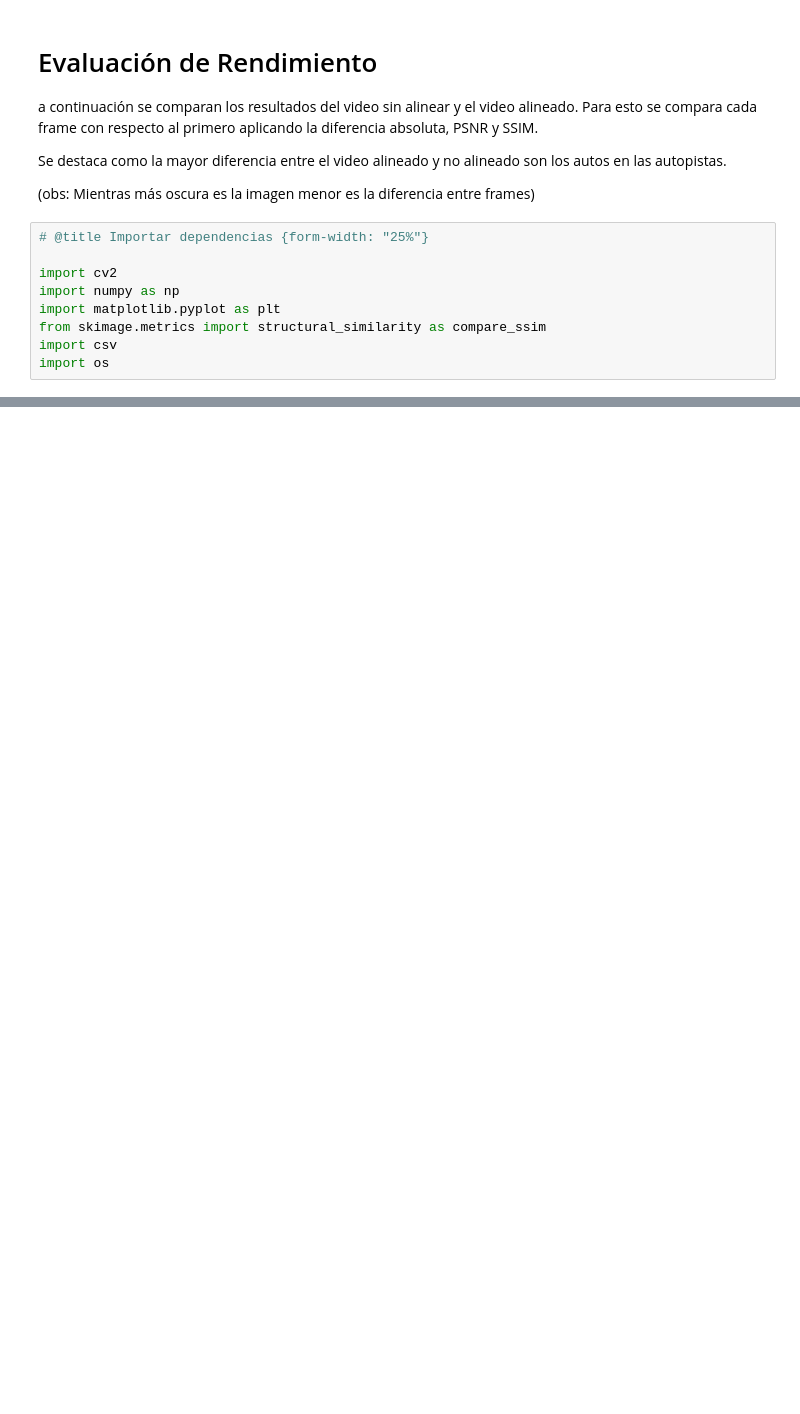
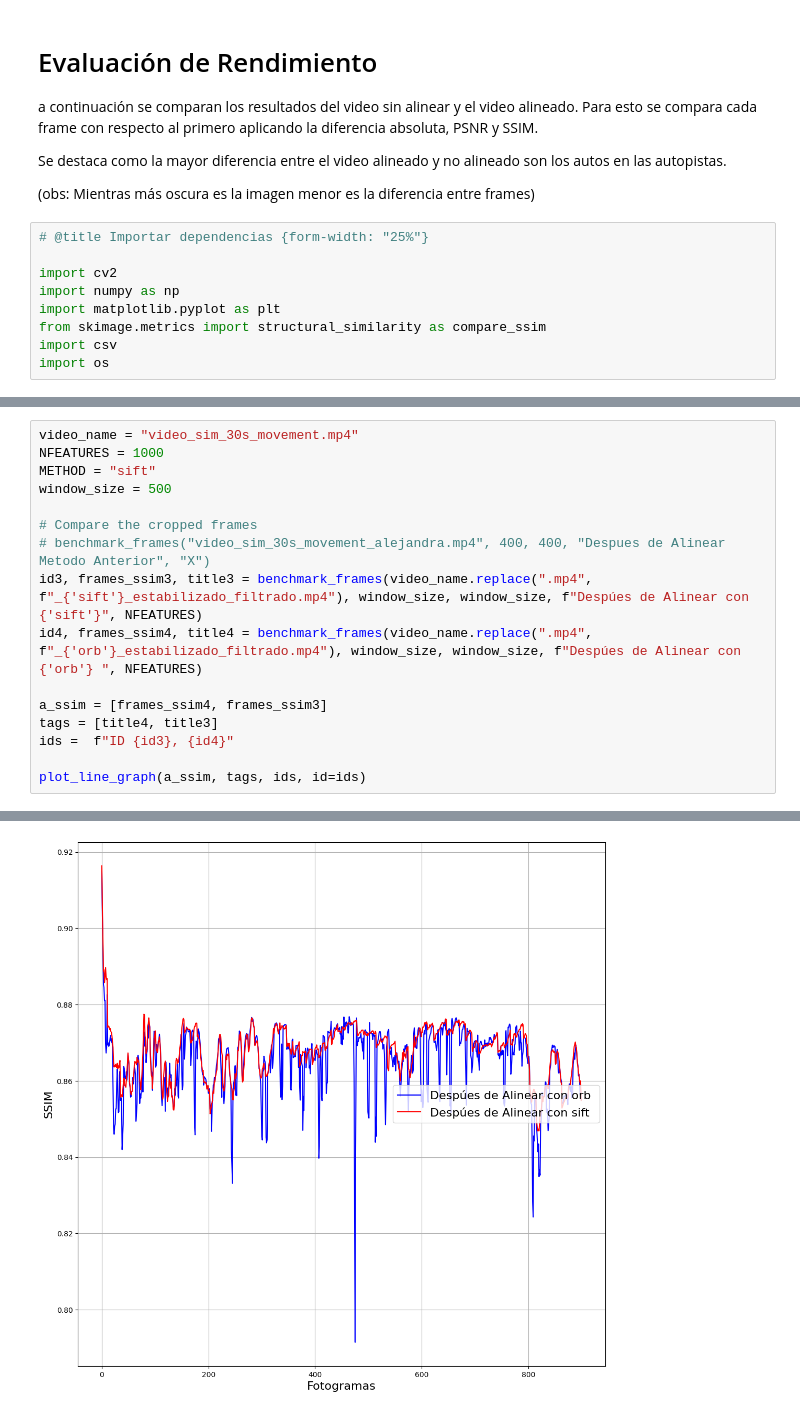
Before and after one commit to PepeLira/vehicle_video_trajectory_extractor, a Jupyter notebook: research/video_alignment_methods/Benchmark_videos.ipynb, the cells around one changed output, grey strips where cells are left out. Drawn from its saved outputs; the diff is of its cells as text; blank space fills up the shorter version.

```diff
--- a/research/video_alignment_methods/Benchmark_videos.ipynb
+++ b/research/video_alignment_methods/Benchmark_videos.ipynb
@@ -248,0 +253,17 @@ SSIM promedio: 0.802 con un mínimo de: 0.677 (Con 1 son idénticas)
+# %%
+video_name = "video_sim_30s_movement.mp4"
+NFEATURES = 1000
+METHOD = "sift"
+window_size = 500
+
+# Compare the cropped frames
+# benchmark_frames("video_sim_30s_movement_alejandra.mp4", 400, 400, "Despues de Alinear Metodo Anterior", "X")
+id3, frames_ssim3, title3 = benchmark_frames(video_name.replace(".mp4", f"_{'sift'}_estabilizado_filtrado.mp4"), window_size, window_size, f"Despúes de Alinear con {'sift'}", NFEATURES)
+id4, frames_ssim4, title4 = benchmark_frames(video_name.replace(".mp4", f"_{'orb'}_estabilizado_filtrado.mp4"), window_size, window_size, f"Despúes de Alinear con {'orb'} ", NFEATURES)
+
+a_ssim = [frames_ssim4, frames_ssim3]
+tags = [title4, title3]
+ids =  f"ID {id3}, {id4}"
+
+plot_line_graph(a_ssim, tags, ids, id=ids)
+# %% [output]
@@ -248,0 +287 @@ SSIM promedio: 0.802 con un mínimo de: 0.677 (Con 1 son idénticas)
+[figure, added]
```
Also changed, not shown: parts of 3 cells of this notebook, 3 other files.
